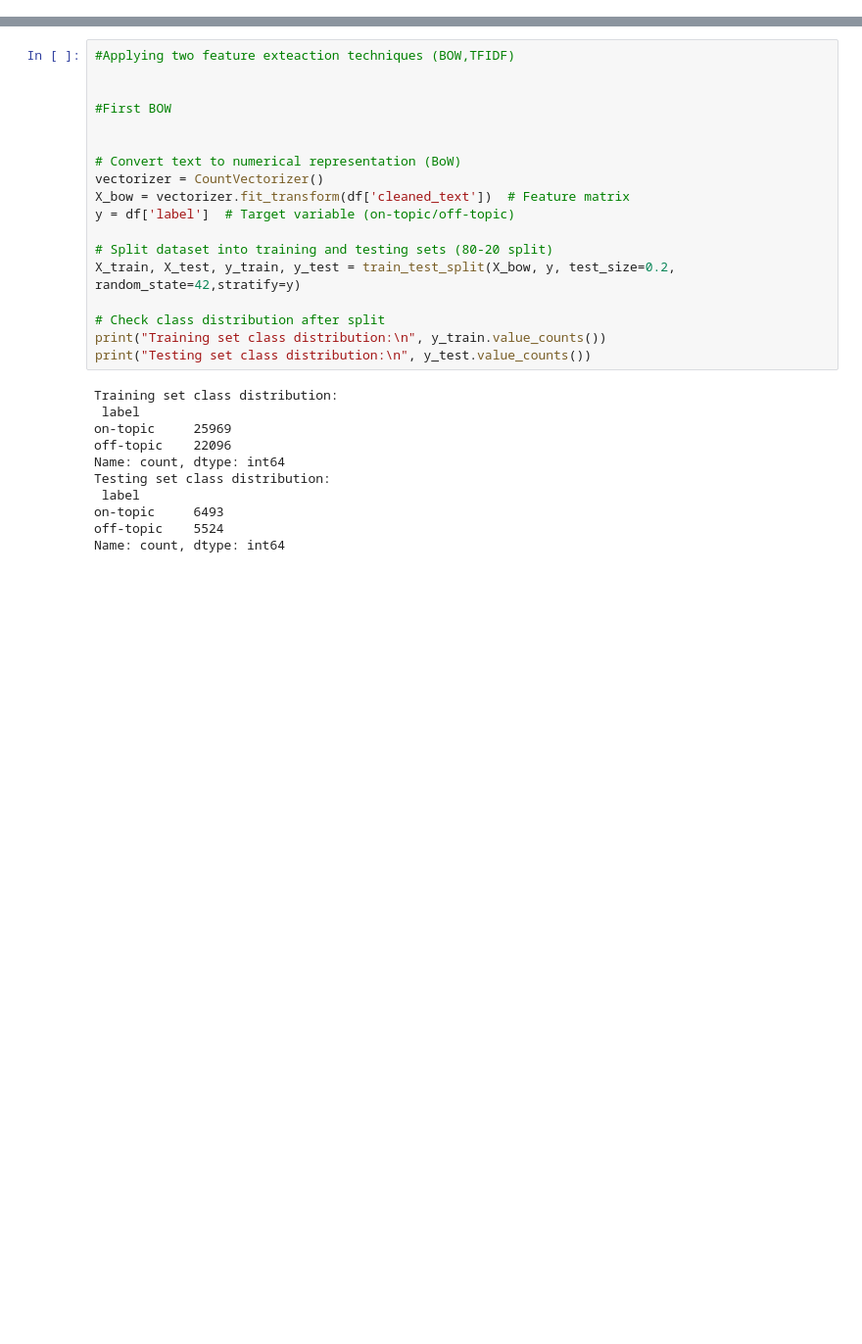
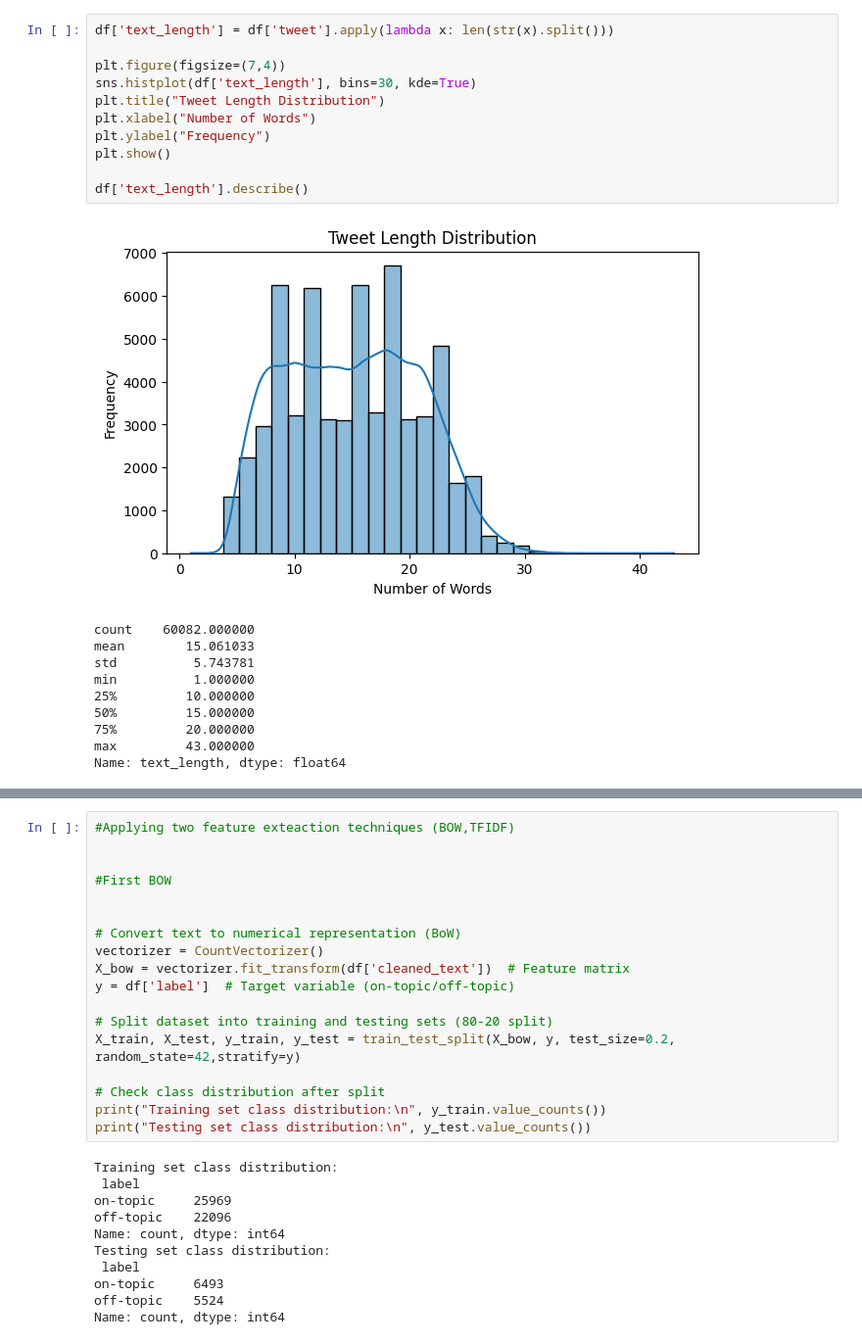
Before and after one commit to CHARVI1809/Diasaster-Relief-Information-Extraction, a Jupyter notebook: notebook/Disaster relief info extraction.ipynb, the cells around one changed output, grey strips where cells are left out. Shown at 98% size. Drawn from its saved outputs; the diff is of its cells as text; blank space fills up the shorter version.

```diff
--- a/notebook/Disaster relief info extraction.ipynb
+++ b/notebook/Disaster relief info extraction.ipynb
@@ -35,0 +83,22 @@ df['cleaned_text'] = df['tweet'].apply(clean_text)
+# %%
+df['text_length'] = df['tweet'].apply(lambda x: len(str(x).split()))
+
+plt.figure(figsize=(7,4))
+sns.histplot(df['text_length'], bins=30, kde=True)
+plt.title("Tweet Length Distribution")
+plt.xlabel("Number of Words")
+plt.ylabel("Frequency")
+plt.show()
+
+df['text_length'].describe()
+# %% [output]
+[figure, added]
+count    60082.000000
+mean        15.061033
+std          5.743781
+min          1.000000
+25%         10.000000
+50%         15.000000
+75%         20.000000
+max         43.000000
+Name: text_length, dtype: float64
```
Also changed, not shown: parts of 7 cells of this notebook, 2 other files.
